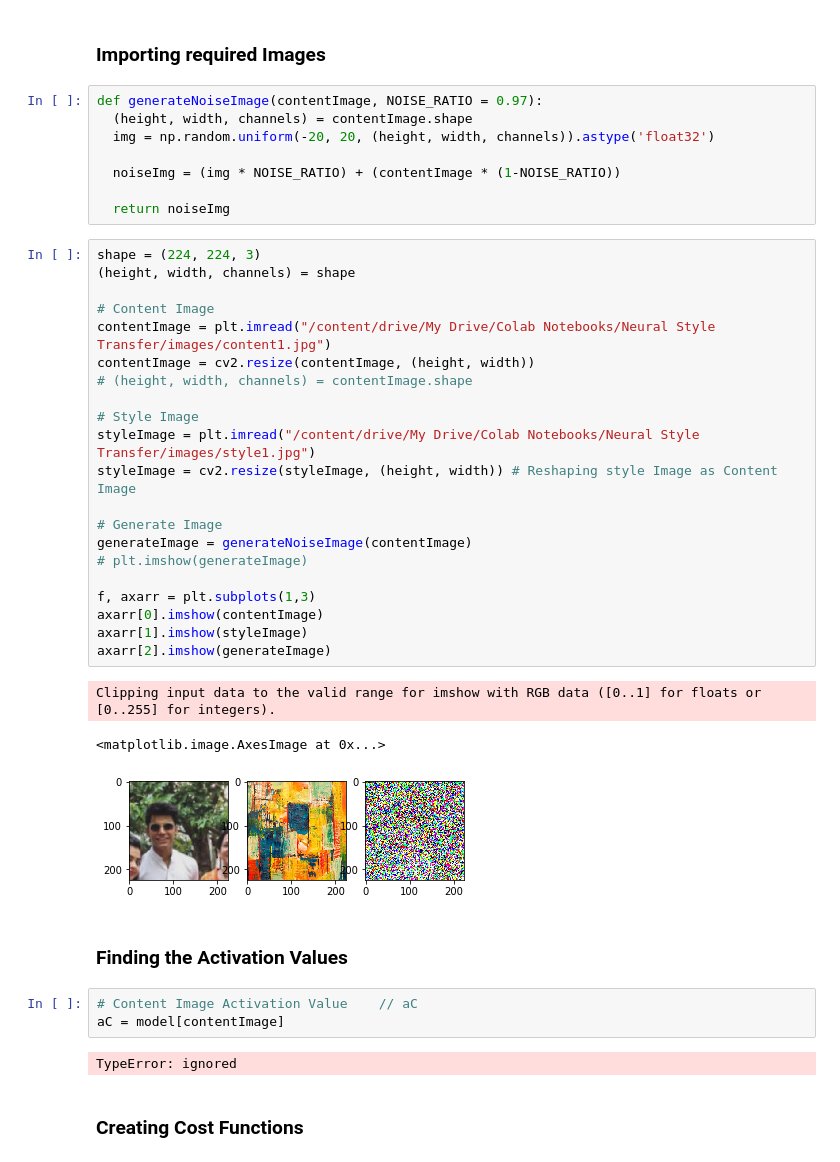
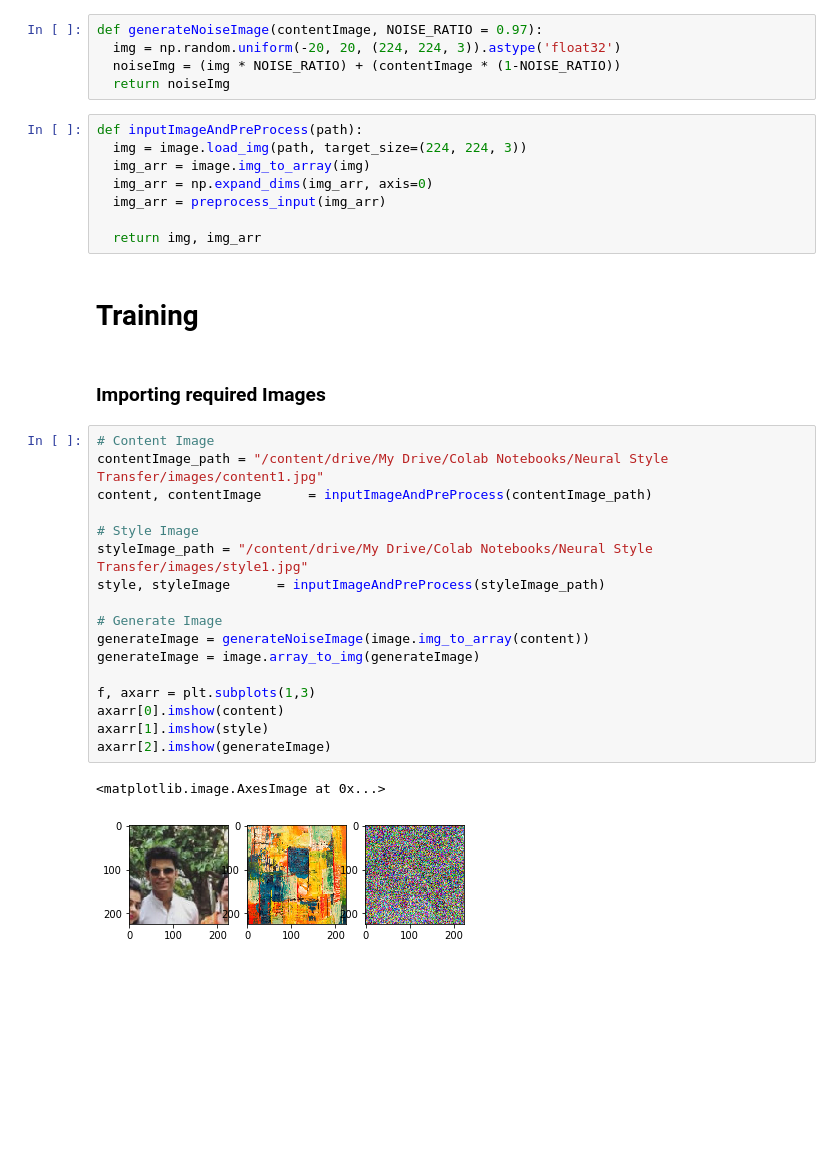
Before and after one commit to ParthikB/Neural-Style-Transfer, a Jupyter notebook: main.ipynb, the cells around one changed output. Drawn from its saved outputs; the diff is of its cells as text; blank space fills up the shorter version.

```diff
--- a/main.ipynb
+++ b/main.ipynb
@@ -20,44 +97,37 @@ model = Model(input=base_model.input, output=base_model.get_layer("block4_conv2"
+# %%
+def generateNoiseImage(contentImage, NOISE_RATIO = 0.97):
+  img = np.random.uniform(-20, 20, (224, 224, 3)).astype('float32')
+  noiseImg = (img * NOISE_RATIO) + (contentImage * (1-NOISE_RATIO))
+  return noiseImg
+# %%
+def inputImageAndPreProcess(path):
+  img = image.load_img(path, target_size=(224, 224, 3))
+  img_arr = image.img_to_array(img)
+  img_arr = np.expand_dims(img_arr, axis=0)
+  img_arr = preprocess_input(img_arr)
+
+  return img, img_arr
+# %% [markdown]
+# Training
 # %% [markdown]
 ### Importing required Images
-# %%
-def generateNoiseImage(contentImage, NOISE_RATIO = 0.97):
-  (height, width, channels) = contentImage.shape
-  img = np.random.uniform(-20, 20, (height, width, channels)).astype('float32')
-
-  noiseImg = (img * NOISE_RATIO) + (contentImage * (1-NOISE_RATIO))
-
-  return noiseImg
 # %%
-shape = (224, 224, 3)
-(height, width, channels) = shape
-
 # Content Image
-contentImage = plt.imread("/content/drive/My Drive/Colab Notebooks/Neural Style Transfer/images/content1.jpg")
-contentImage = cv2.resize(contentImage, (height, width))
-# (height, width, channels) = contentImage.shape
+contentImage_path = "/content/drive/My Drive/Colab Notebooks/Neural Style Transfer/images/content1.jpg"
+content, contentImage      = inputImageAndPreProcess(contentImage_path)
 
 # Style Image
-styleImage = plt.imread("/content/drive/My Drive/Colab Notebooks/Neural Style Transfer/images/style1.jpg")
-styleImage = cv2.resize(styleImage, (height, width)) # Reshaping style Image as Content Image
+styleImage_path = "/content/drive/My Drive/Colab Notebooks/Neural Style Transfer/images/style1.jpg"
+style, styleImage      = inputImageAndPreProcess(styleImage_path)
 
 # Generate Image
-generateImage = generateNoiseImage(contentImage)
-# plt.imshow(generateImage)
+generateImage = generateNoiseImage(image.img_to_array(content))
+generateImage = image.array_to_img(generateImage)
 
 f, axarr = plt.subplots(1,3)
-axarr[0].imshow(contentImage)
-axarr[1].imshow(styleImage)
+axarr[0].imshow(content)
+axarr[1].imshow(style)
 axarr[2].imshow(generateImage)
 # %% [output]
-Clipping input data to the valid range for imshow with RGB data ([0..1] for floats or [0..255] for integers).
+<matplotlib.image.AxesImage at 0x...>
-<matplotlib.image.AxesImage at 0x...>
-[figure, old version]
+[figure, new version]
-# %% [markdown]
-### Finding the Activation Values
-# %%
-# Content Image Activation Value    // aC
-aC = model[contentImage]
-# %% [output]
-TypeError: ignored
-# %% [markdown]
-### Creating Cost Functions
```
Also changed, not shown: parts of 17 cells of this notebook.
